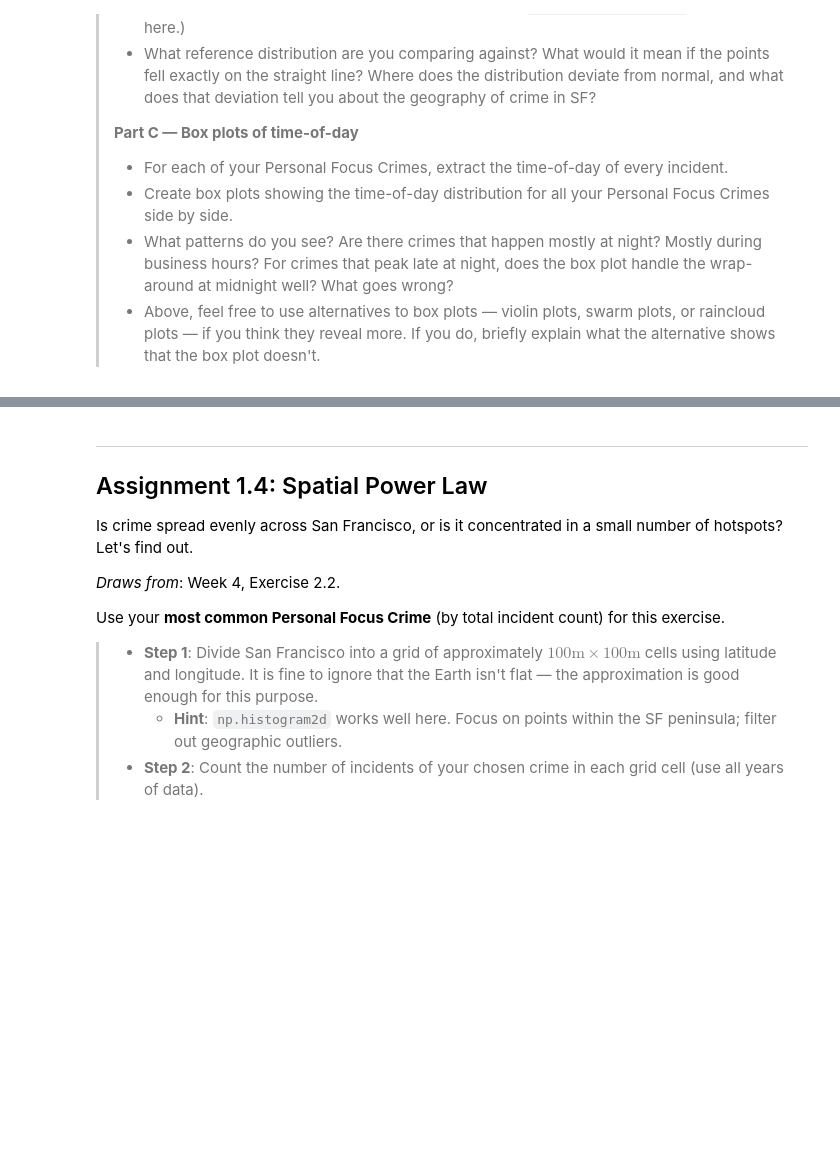
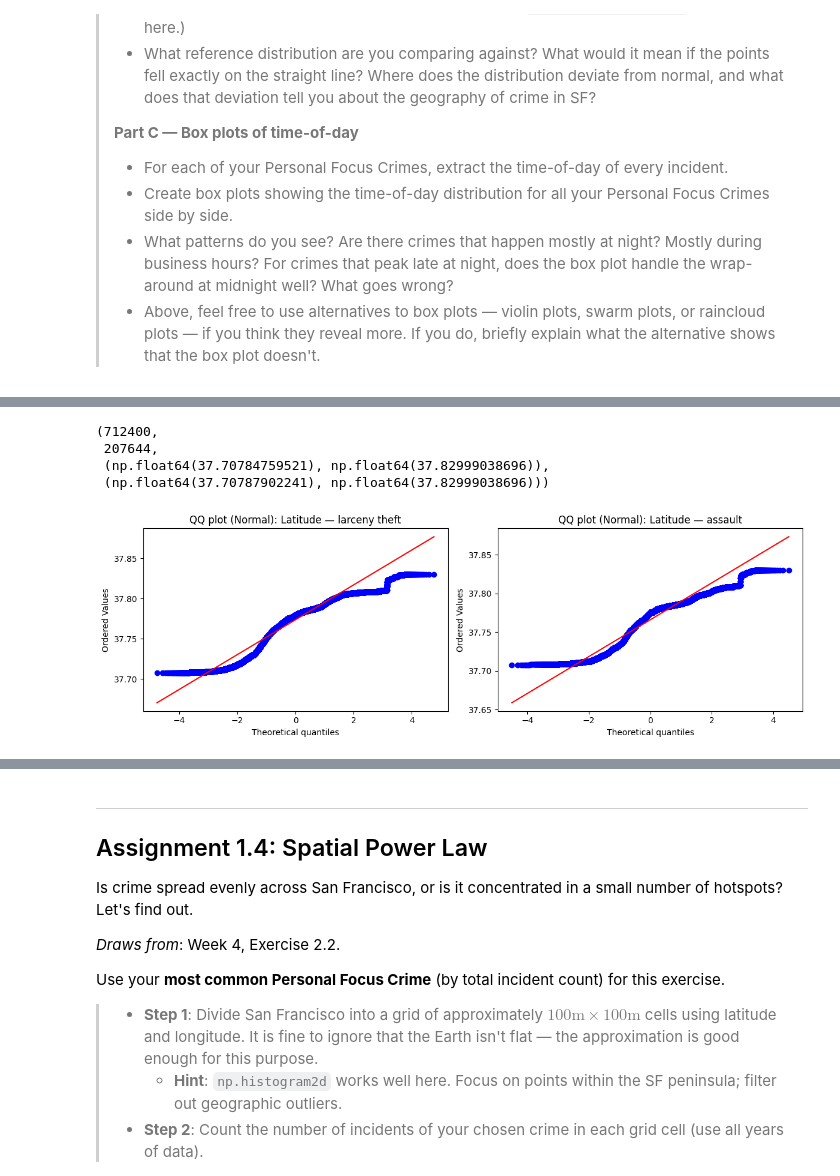
Before and after one commit to FergadakisN/assignment1_social_data_analysis, a Jupyter notebook: Assignment1.ipynb, the cells around one changed output, grey strips where cells are left out. Saved outputs shown, nothing was run; the diff lists cells and outputs as text; code cells hidden in the pictures; blank space fills up the shorter version.

```diff
--- a/Assignment1.ipynb
+++ b/Assignment1.ipynb
@@ -180,0 +298,33 @@ This exercise asks you to recreate several classic plot types from DAOST Chapter
+# %%
+crime_a = "larceny theft"
+crime_b = "assault"
+mask_a = df["Incident Category"].str.strip().str.lower().eq(crime_a)
+mask_b = df["Incident Category"].str.strip().str.lower().eq(crime_b)
+
+lat_a = df.loc[mask_a, "Latitude"].dropna()
+lat_a = lat_a[lat_a < 90] # filter out invalid latitudes
+
+lat_b = df.loc[mask_b, "Latitude"].dropna()
+lat_b = lat_b[lat_b < 90] # filter out invalid latitudes
+
+len(lat_a), len(lat_b), (lat_a.min(), lat_a.max()), (lat_b.min(), lat_b.max())
+# %% [output]
+(712400,
+ 207644,
+ (np.float64(37.70784759521), np.float64(37.82999038696)),
+ (np.float64(37.70787902241), np.float64(37.82999038696)))
+# %%
+from scipy import stats
+
+fig, axes = plt.subplots(1, 2, figsize=(12, 4))
+
+stats.probplot(lat_a, dist="norm", plot=axes[0])
+axes[0].set_title(f"QQ plot (Normal): Latitude — {crime_a}")
+
+stats.probplot(lat_b, dist="norm", plot=axes[1])
+axes[1].set_title(f"QQ plot (Normal): Latitude — {crime_b}")
+
+plt.tight_layout()
+plt.show()
+# %% [output]
+[figure, added]
```
Also changed, not shown: parts of 18 cells of this notebook.
